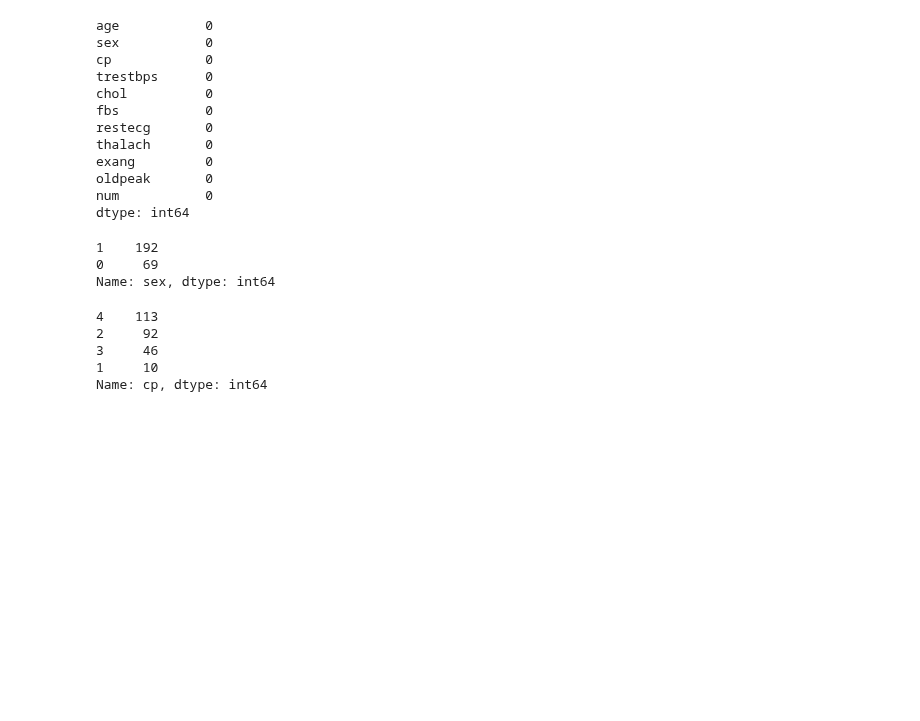
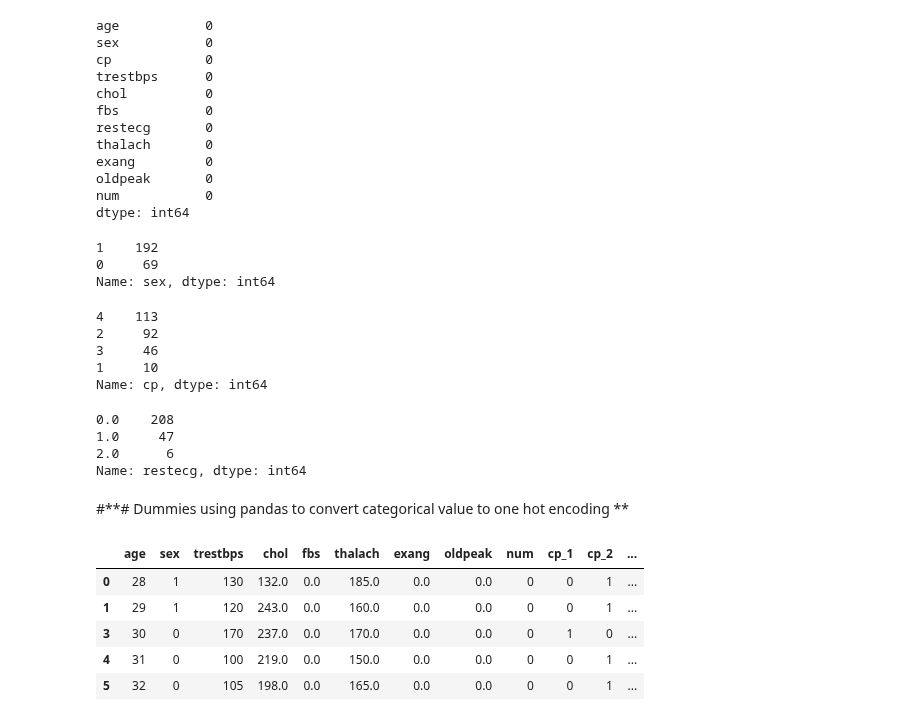
Before and after one commit to Jaiswar8888/Adventure-game-in-python, a Jupyter notebook: Untitled2.ipynb, the cells around one changed output. Saved outputs shown, nothing was run; the diff lists cells and outputs as text; code cells hidden in the pictures; blank space fills up the shorter version.

```diff
--- a/Untitled2.ipynb
+++ b/Untitled2.ipynb
@@ -216,3 +218,23 @@ df["cp"].value_counts()
 3     46
 1     10
 Name: cp, dtype: int64
+# %%
+df["restecg"].value_counts()
+# %% [output]
+0.0    208
+1.0     47
+2.0      6
+Name: restecg, dtype: int64
+# %% [markdown]
+#**# Dummies using pandas to convert categorical value to one hot encoding **
+# %%
+df = pd.get_dummies(df,columns = ["cp","restecg"])
+# %%
+df.head()
+# %% [output]
+|  | age | sex | trestbps | chol | fbs | thalach | exang | oldpeak | num | cp_1 | cp_2 | ... |
+| 0 | 28 | 1 | 130 | 132.0 | 0.0 | 185.0 | 0.0 | 0.0 | 0 | 0 | 1 | ... |
+| 1 | 29 | 1 | 120 | 243.0 | 0.0 | 160.0 | 0.0 | 0.0 | 0 | 0 | 1 | ... |
+| 3 | 30 | 0 | 170 | 237.0 | 0.0 | 170.0 | 0.0 | 0.0 | 0 | 1 | 0 | ... |
+| 4 | 31 | 0 | 100 | 219.0 | 0.0 | 150.0 | 0.0 | 0.0 | 0 | 0 | 1 | ... |
+| 5 | 32 | 0 | 105 | 198.0 | 0.0 | 165.0 | 0.0 | 0.0 | 0 | 0 | 1 | ... |
```
Also changed, not shown: parts of 13 cells of this notebook.
